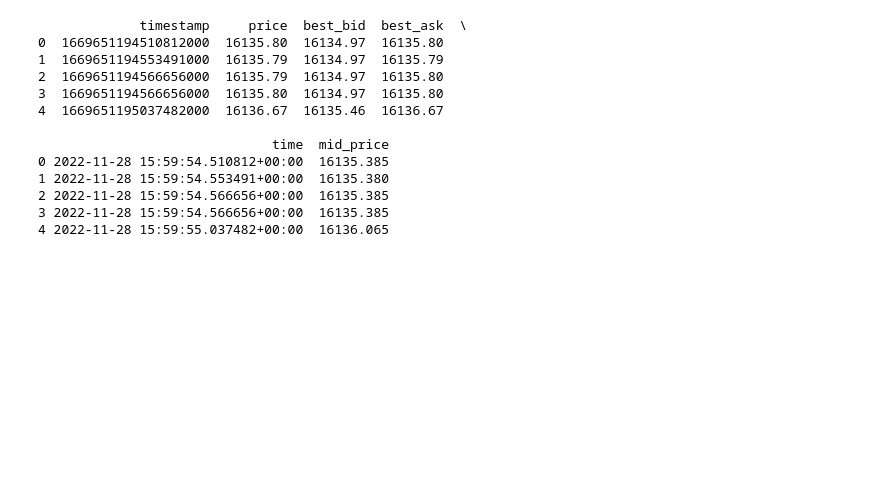
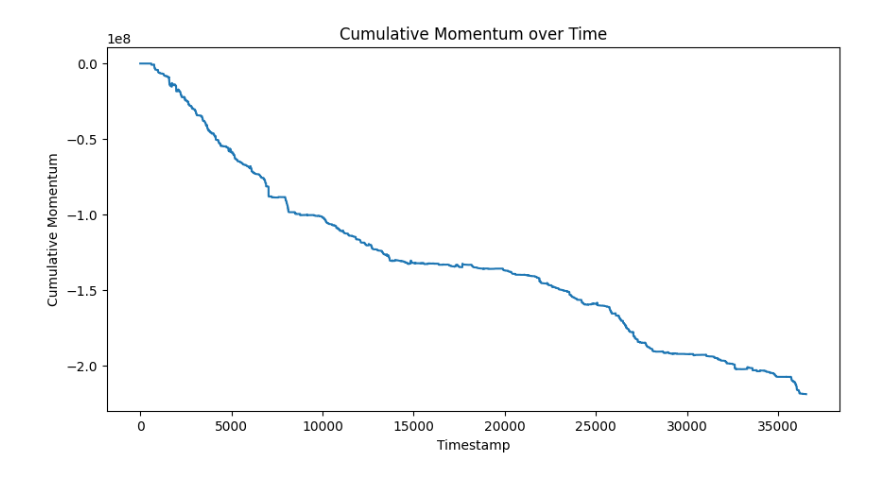
Before and after one commit to lBringerl/spoofing-detection, a Jupyter notebook: basic_eda.ipynb, the cells around one changed output. Saved outputs shown, nothing was run; the diff lists cells and outputs as text; code cells hidden in the pictures; blank space fills up the shorter version.

Commit message:
calc momentum

```diff
--- a/basic_eda.ipynb
+++ b/basic_eda.ipynb
@@ -94,0 +112,2 @@ price_df['mid_price'] = (price_df['best_bid'] + price_df['best_ask']) / 2
+# %%
+orders_df = orders_df[['timestamp', 'price', 'best_bid', 'best_ask', 'mid_price', 'side', 'order_type', 'reason', 'size', 'time']]
@@ -95,4 +165,8 @@ price_df['mid_price'] = (price_df['best_bid'] + price_df['best_ask']) / 2
 # %%
-delta_t_ns = 1_000_000_000
-start_t_ns = price_df.timestamp.min()
-end_t_ns = price_df.timestamp.max()
+delta_t_ns = 100_000_000
+delta_t_sec = delta_t_ns / 1_000_000_000
+start_t_ns = full_channel_df.timestamp.min()
+end_t_ns = full_channel_df.timestamp.max()
+
+# alpha = (ticker_df.price.max() - ticker_df.price.min()) / 4
+alpha = 0.5
@@ -123,20 +172,0 @@ def
-# %%
-for t in range(start_t_ns, end_t_ns, delta_t_ns):
-    mask = price_df.timestamp.between(t, t + delta_t_ns, inclusive='left')
-    tmp_df = price_df[mask]
-    print(tmp_df.head())
-    break
-# %% [output]
-             timestamp     price  best_bid  best_ask  \
-0  1669651194510812000  16135.80  16134.97  16135.80
-1  1669651194553491000  16135.79  16134.97  16135.79
-2  1669651194566656000  16135.79  16134.97  16135.80
-3  1669651194566656000  16135.80  16134.97  16135.80
-4  1669651195037482000  16136.67  16135.46  16136.67
-
-                              time  mid_price
-0 2022-11-28 15:59:54.510812+00:00  16135.385
-1 2022-11-28 15:59:54.553491+00:00  16135.380
-2 2022-11-28 15:59:54.566656+00:00  16135.385
-3 2022-11-28 15:59:54.566656+00:00  16135.385
-4 2022-11-28 15:59:55.037482+00:00  16136.065
@@ -142,0 +247,27 @@ for t in range(start_t_ns, end_t_ns, delta_t_ns):
+# %%
+from concurrent.futures import ProcessPoolExecutor
+
+
+CONCURRENCY = 10
+timestamp_interval = (end_t_ns - start_t_ns) // CONCURRENCY
+
+with ProcessPoolExecutor(CONCURRENCY) as executor:
+    futures = []
+    for start_timestamp in range(start_t_ns, end_t_ns, timestamp_interval):
+        tmp_df = orders_df[orders_df.timestamp.between(start_timestamp, start_timestamp + timestamp_interval, inclusive='left')]
+        future = executor.submit(calculate_momentum, tmp_df, alpha, delta_t_ns, start_timestamp, start_timestamp + timestamp_interval)
+        futures.append(future)
+
+
+cumulative_momentum, accum_df = futures[0].result()
+shift = cumulative_momentum[-1]
+for future in futures[1:]:
+    momentum, df = future.result()
+    shifted_array = np.array(momentum) + shift
+    cumulative_momentum.extend(shifted_array)
+    shift = cumulative_momentum[-1]
+    accum_df = pd.concat([accum_df, df])
+# %%
+plot_cumulative_momentum(cumulative_momentum)
+# %% [output]
+[figure, added]
```
Also changed, not shown: parts of 32 cells of this notebook, 4 other files.
